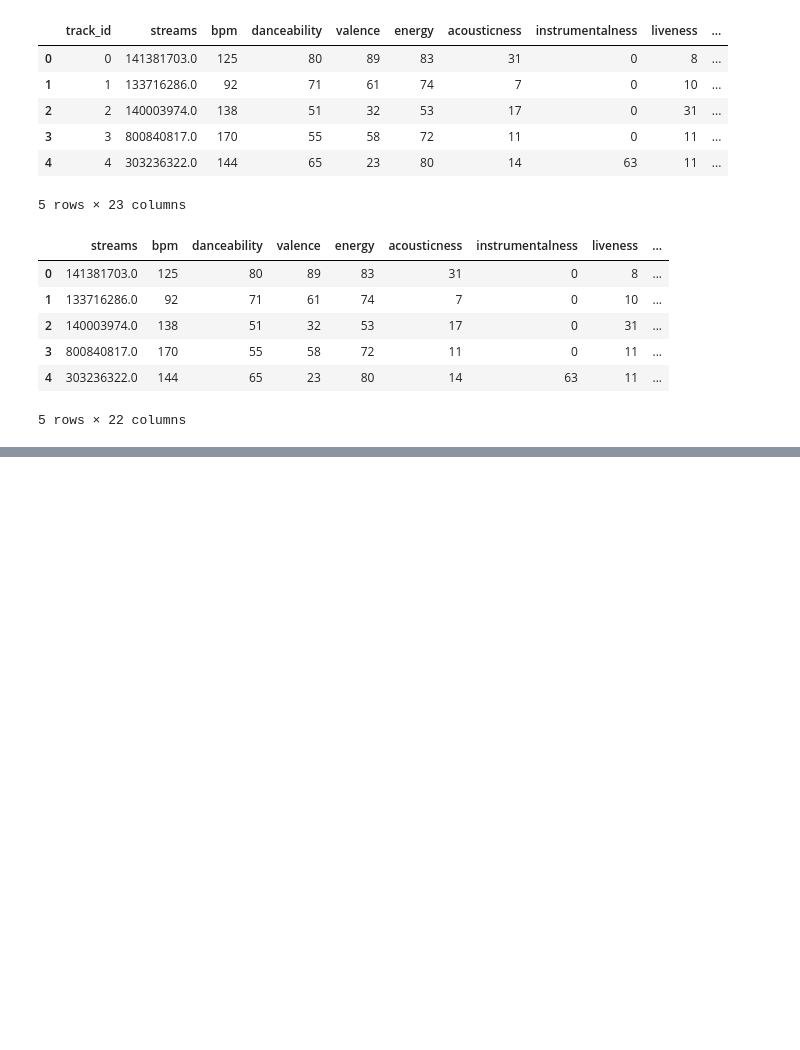
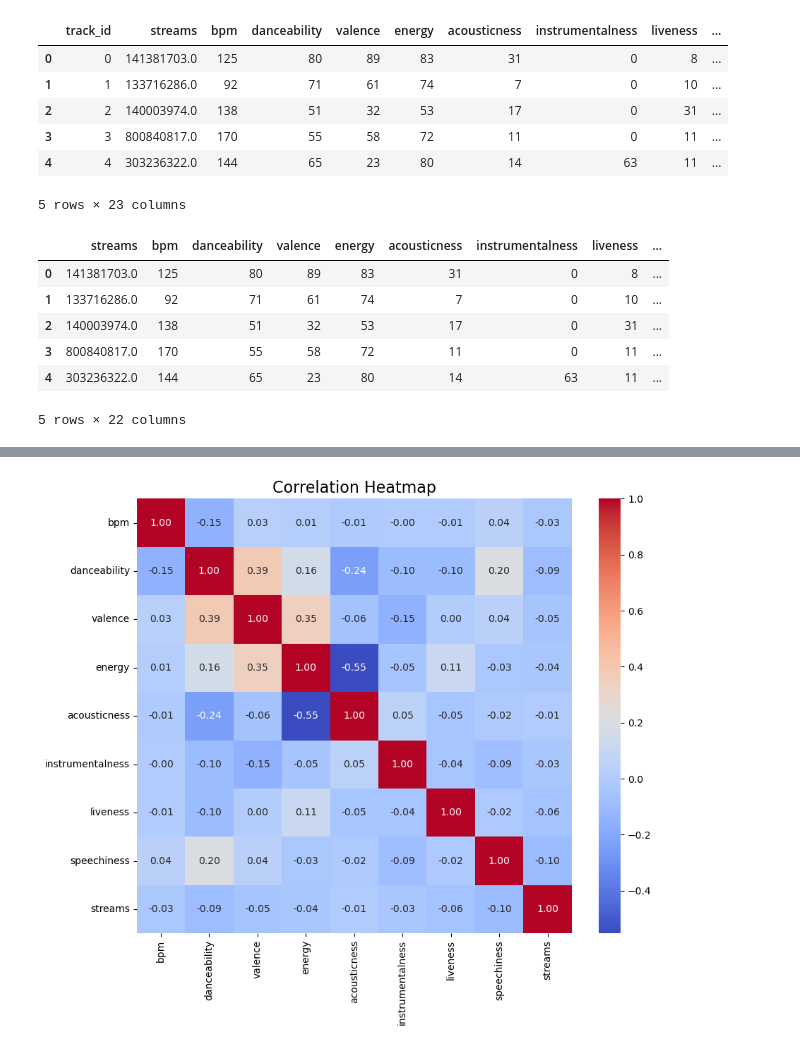
Before and after one commit to se4thvin/Python-Data-Visualizer, a Jupyter notebook: spotify_most_listened_reason.ipynb, the cells around one changed output, grey strips where cells are left out. Saved outputs shown, nothing was run; the diff lists cells and outputs as text; code cells hidden in the pictures; blank space fills up the shorter version.

```diff
--- a/spotify_most_listened_reason.ipynb
+++ b/spotify_most_listened_reason.ipynb
@@ -162,0 +252,5 @@ df_da.head()
+# %%
+columns_to_correlate = ['bpm', 'danceability', 'valence', 'energy', 'acousticness', 'instrumentalness', 'liveness', 'speechiness', 'streams']
+
+correlation_matrix = df_da[columns_to_correlate].corr()
+print(correlation_matrix)
@@ -162,0 +275,8 @@ df_da.head()
+# %%
+plt.figure(figsize=(10, 8))
+sns.heatmap(correlation_matrix, annot=True, cmap='coolwarm', fmt=".2f", square=True)
+
+plt.title("Correlation Heatmap", fontsize=16)
+plt.show()
+# %% [output]
+[figure, added]
```
Also changed, not shown: parts of 18 cells of this notebook.
